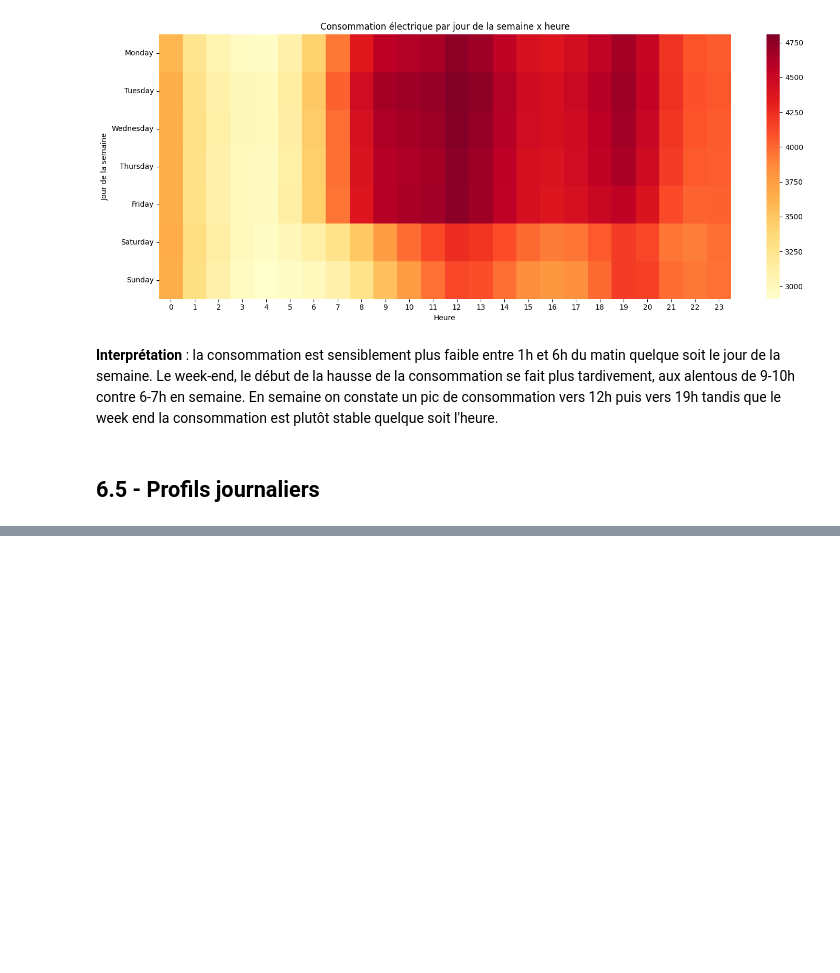
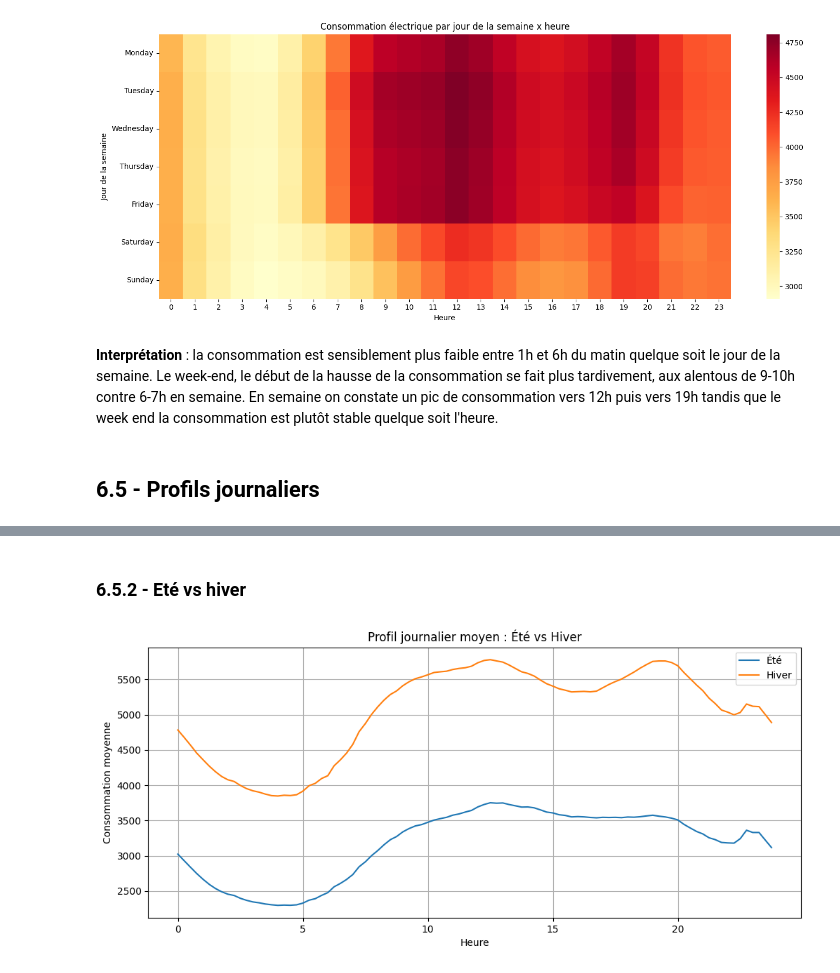
Before and after one commit to angelagrimaud/projet_pythonds, a Jupyter notebook: notebooks/anaylse_conso.ipynb, the cells around one changed output, grey strips where cells are left out. Saved outputs shown, nothing was run; the diff lists cells and outputs as text; code cells hidden in the pictures; blank space fills up the shorter version.

```diff
--- a/notebooks/anaylse_conso.ipynb
+++ b/notebooks/anaylse_conso.ipynb
@@ -313,0 +351,17 @@ plt.show()
+# %% [markdown]
+### 6.5.2 - Eté vs hiver
+# %%
+profil_ete = df[df['saison']=='Été'].groupby('heure_quart')['conso_final'].mean()
+profil_hiver = df[df['saison']=='Hiver'].groupby('heure_quart')['conso_final'].mean()
+
+plt.figure(figsize=(12,5))
+plt.plot(profil_ete.index, profil_ete.values, label='Été')
+plt.plot(profil_hiver.index, profil_hiver.values, label='Hiver')
+plt.xlabel("Heure")
+plt.ylabel("Consommation moyenne")
+plt.title("Profil journalier moyen : Été vs Hiver")
+plt.legend()
+plt.grid(True)
+plt.show()
+# %% [output]
+[figure, added]
```
Also changed, not shown: parts of 12 cells of this notebook.
